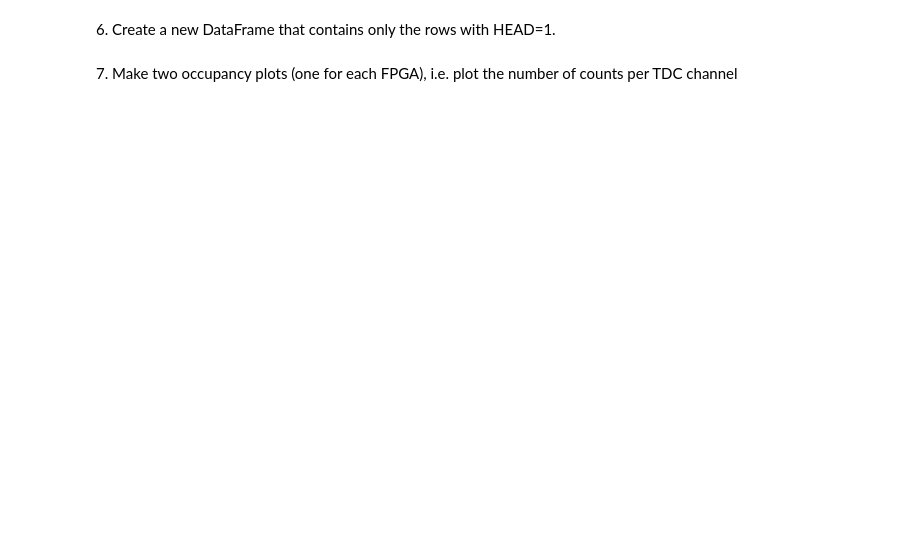
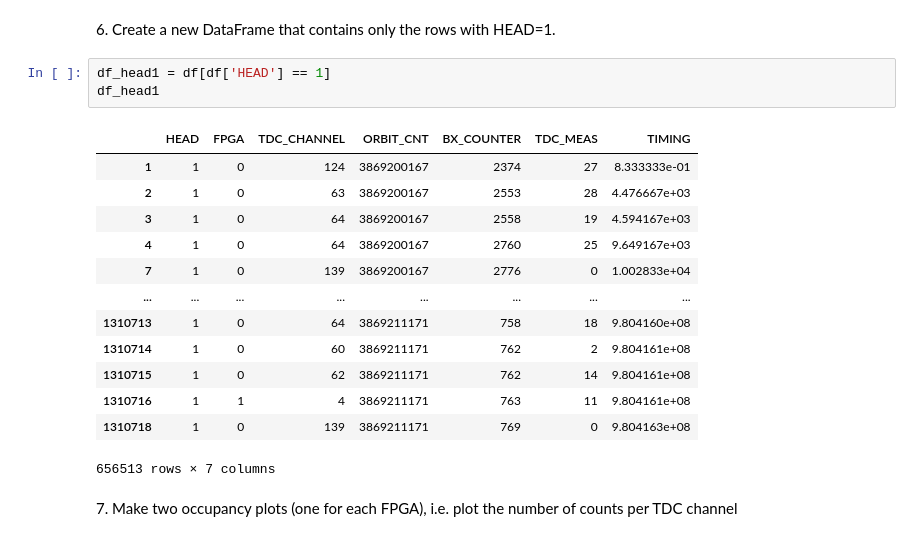
Before and after one commit to marcolorenzato00/LaboratoryOfComputationalPhysics_Y8, a Jupyter notebook: 06ex_Pandas.ipynb, the cells around one changed output. Drawn from its saved outputs; the diff is of its cells as text; blank space fills up the shorter version.

```diff
--- a/06ex_Pandas.ipynb
+++ b/06ex_Pandas.ipynb
@@ -68,4 +110,21 @@ nan
 # %% [markdown]
 6\. Create a new DataFrame that contains only the rows with HEAD=1.
+# %%
+df_head1 = df[df['HEAD'] == 1]
+df_head1
+# %% [output]
+|  | HEAD | FPGA | TDC_CHANNEL | ORBIT_CNT | BX_COUNTER | TDC_MEAS | TIMING |
+| 1 | 1 | 0 | 124 | 3869200167 | 2374 | 27 | 8.333333e-01 |
+| 2 | 1 | 0 | 63 | 3869200167 | 2553 | 28 | 4.476667e+03 |
+| 3 | 1 | 0 | 64 | 3869200167 | 2558 | 19 | 4.594167e+03 |
+| 4 | 1 | 0 | 64 | 3869200167 | 2760 | 25 | 9.649167e+03 |
+| 7 | 1 | 0 | 139 | 3869200167 | 2776 | 0 | 1.002833e+04 |
+| ... | ... | ... | ... | ... | ... | ... | ... |
+| 1310713 | 1 | 0 | 64 | 3869211171 | 758 | 18 | 9.804160e+08 |
+| 1310714 | 1 | 0 | 60 | 3869211171 | 762 | 2 | 9.804161e+08 |
+| 1310715 | 1 | 0 | 62 | 3869211171 | 762 | 14 | 9.804161e+08 |
+| 1310716 | 1 | 1 | 4 | 3869211171 | 763 | 11 | 9.804161e+08 |
+| 1310718 | 1 | 0 | 139 | 3869211171 | 769 | 0 | 9.804163e+08 |
+656513 rows × 7 columns
 # %% [markdown]
 7\. Make two occupancy plots (one for each FPGA), i.e. plot the number of counts per TDC channel
```
Also changed, not shown: parts of 8 cells of this notebook.
